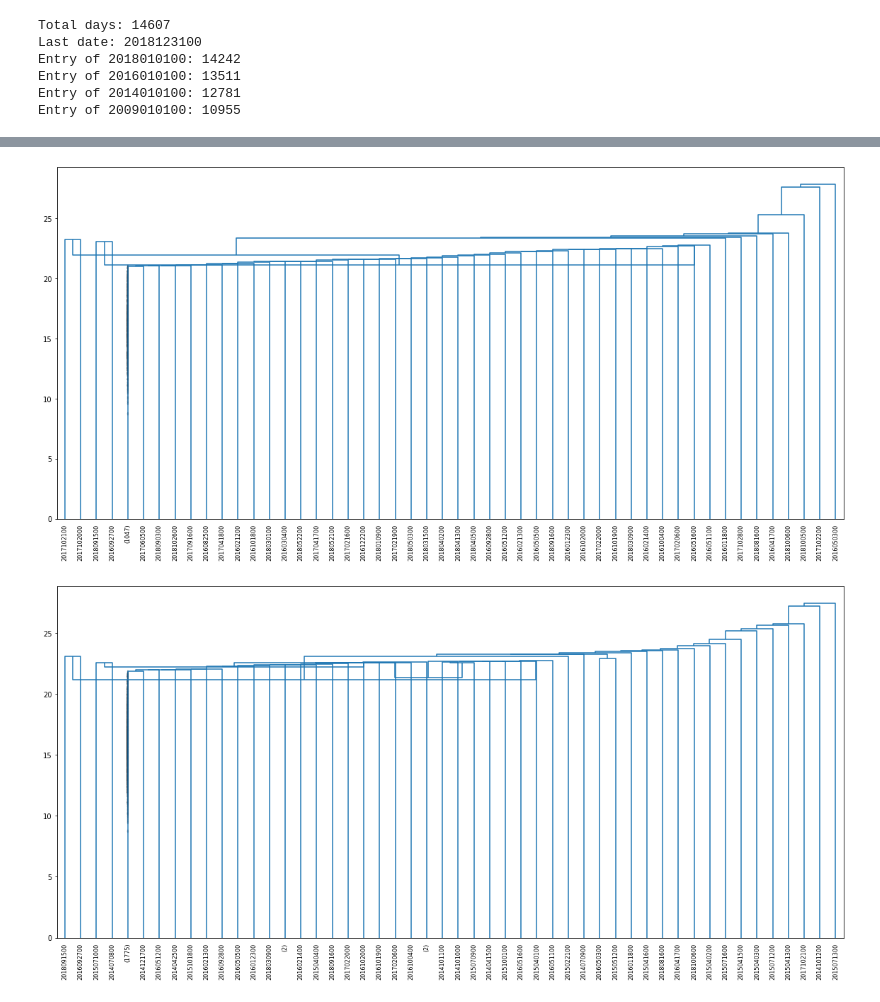
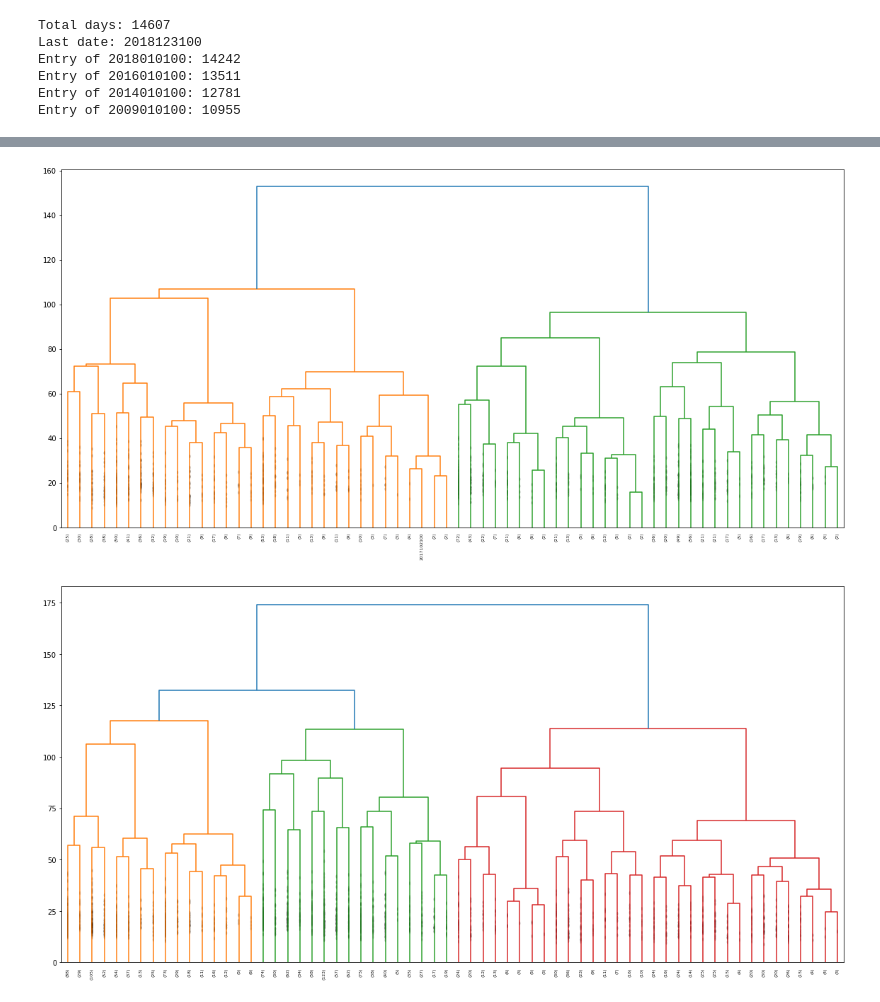
Before and after one commit to tingsyo/storm_tracker_to_vaisala, a Jupyter notebook: notebook/04_Clustering_with_ERA5_PCA.ipynb, the cells around one changed output, grey strips where cells are left out. Saved outputs shown, nothing was run; the diff lists cells and outputs as text; code cells hidden in the pictures.

Commit message:
- Updated notebook/04_Clustering_with_ERA5_PCA.ipynb:     - method='ward'     - truncate_mode='level'     - p=5

```diff
--- a/notebook/04_Clustering_with_ERA5_PCA.ipynb
+++ b/notebook/04_Clustering_with_ERA5_PCA.ipynb
@@ -148,13 +152,13 @@ tmp = data.iloc[13511:,:]
 
 from scipy.cluster.hierarchy import dendrogram, linkage
 
-linked = linkage(tmp, 'centroid')
+linked = linkage(tmp, 'ward')
 labelList = tmp.index
 
 plt.figure(figsize=(16, 8))
 dendrogram(linked,
-            truncate_mode='lastp', # show only the last p merged clusters
-            p=50,                  # show only the last p merged clusters
+            truncate_mode='level', # show only the last p merged clusters
+            p=5,                  # show only the last p merged clusters
             show_contracted=True,  # to get a distribution impression in truncated branches
             orientation='top',
             labels=labelList,
@@ -163,30 +167,30 @@ dendrogram(linked,
 plt.tight_layout()
 plt.show()
 # %% [output]
-[figure, old version]
+[figure, new version]
 # %%
 # 5 Year
 
 tmp = data.iloc[12781:,:]
 
 from scipy.cluster.hierarchy import dendrogram, linkage
 
-linked = linkage(tmp, 'centroid')
+linked = linkage(tmp, 'ward')
 labelList = tmp.index
 
 plt.figure(figsize=(16, 8))
 dendrogram(linked,
-            truncate_mode='lastp', # show only the last p merged clusters
-            p=50,                  # show only the last p merged clusters
+            truncate_mode='level', # show only the last p merged clusters
+            p=5,                  # show only the last p merged clusters
             show_contracted=True,  # to get a distribution impression in truncated branches
             orientation='top',
             labels=labelList,
             distance_sort='descending',
             show_leaf_counts=True)
 plt.tight_layout()
 plt.show()
 # %% [output]
-[figure, old version]
+[figure, new version]
 # %%
 # 10 Year
 
```
Also changed, not shown: parts of 5 cells of this notebook.
